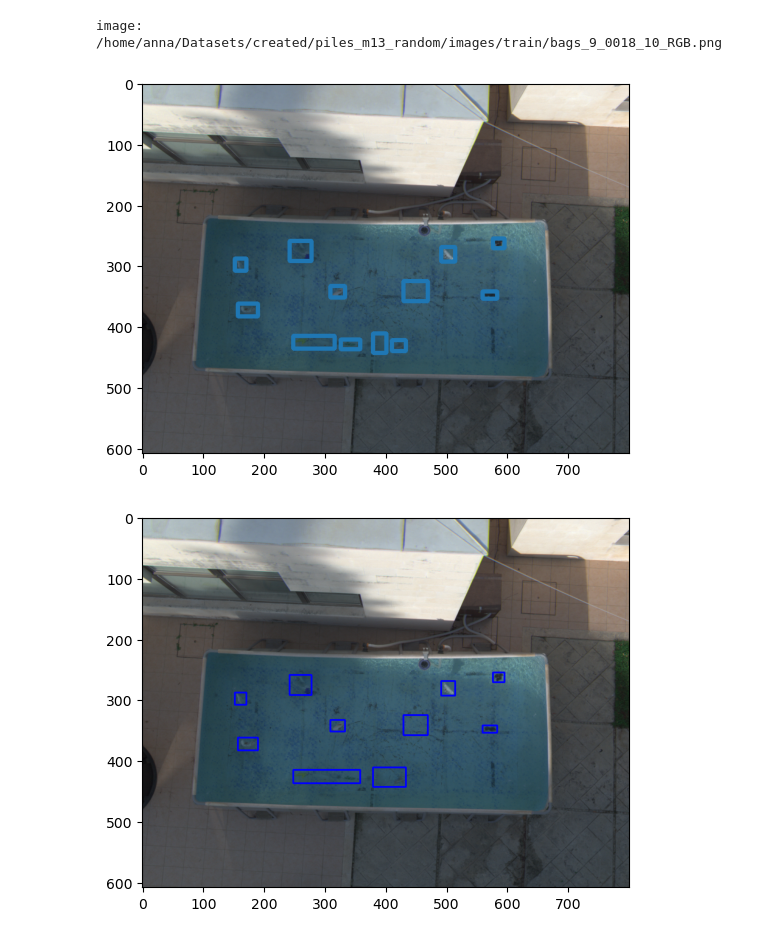
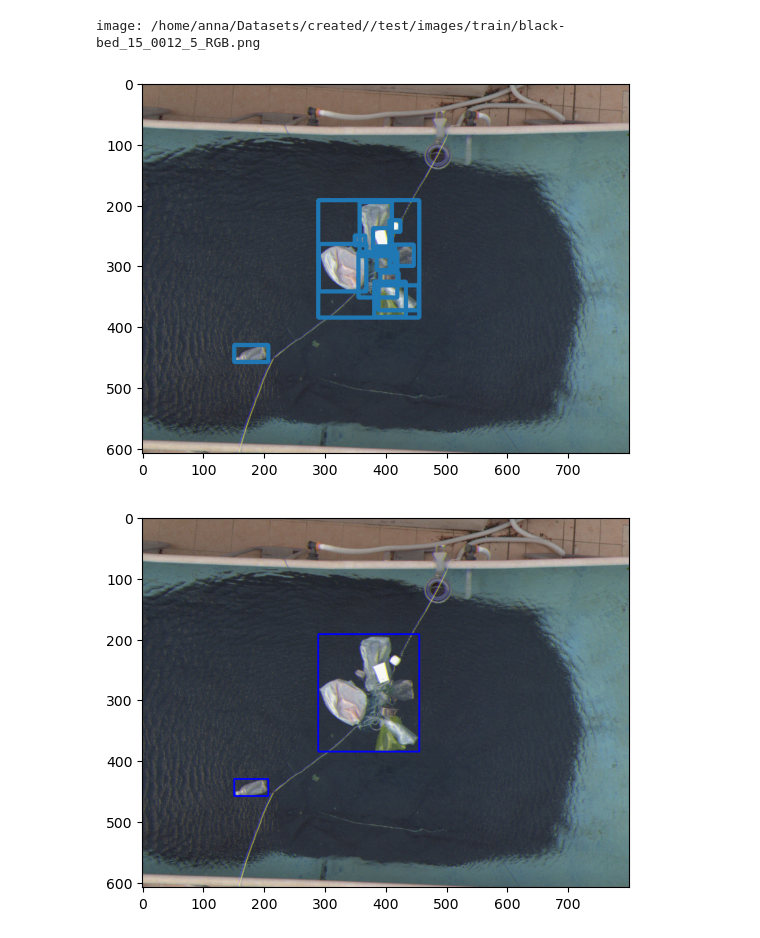
Before and after one commit to annapanfil/multispectral, a Jupyter notebook: src/detection/read_labels.ipynb, the cells around one changed output. Saved outputs shown, nothing was run; the diff lists cells and outputs as text; code cells hidden in the pictures.

```diff
--- a/src/detection/read_labels.ipynb
+++ b/src/detection/read_labels.ipynb
@@ -43,22 +46,23 @@ def draw_yolo_boxes(image_path, label_path, class_names, filter_class=-1, palett
 
     return annots
 # %%
-path = "/home/anna/Datasets/created/piles_m13_random"
-filename = "bags_9_0018_10_RGB"
+path = "/home/anna/Datasets/created/"
+dataset = "test"
+filename = "black-bed_15_0012_5_RGB"
 
-with open(f"{path}/data_config.yaml", "r") as file:
+with open(f"{path}/{dataset}/{dataset}.yaml", "r") as file:
     config = yaml.safe_load(file)
 
-annots = draw_yolo_boxes(f"{path}/images/train/{filename}.png",
-                f"{path}/labels/train/{filename}.txt",
+annots = draw_yolo_boxes(f"{path}/{dataset}/images/train/{filename}.png",
+                f"{path}/{dataset}/labels/train/{filename}.txt",
                 config["names"])
 # %% [output]
-image: /home/anna/Datasets/created/piles_m13_random/images/train/bags_9_0018_10_RGB.png
+image: /home/anna/Datasets/created//test/images/train/black-bed_15_0012_5_RGB.png
-[figure, old version]
+[figure, new version]
 # %%
 piles = merge_rectangles(annots, 15)
 
-image = cv2.imread(f"{path}/images/train/{filename}.png")
+image = cv2.imread(f"{path}/{dataset}/images/train/{filename}.png")
 image = cv2.cvtColor(image, cv2.COLOR_BGR2RGB)
 
 for pile in piles:
@@ -67,4 +71,4 @@ for pile in piles:
 plt.imshow(image)
 plt.show()
 # %% [output]
-[figure, old version]
+[figure, new version]
```
Also changed, not shown: parts of 1 cell of this notebook, 1 other file.
